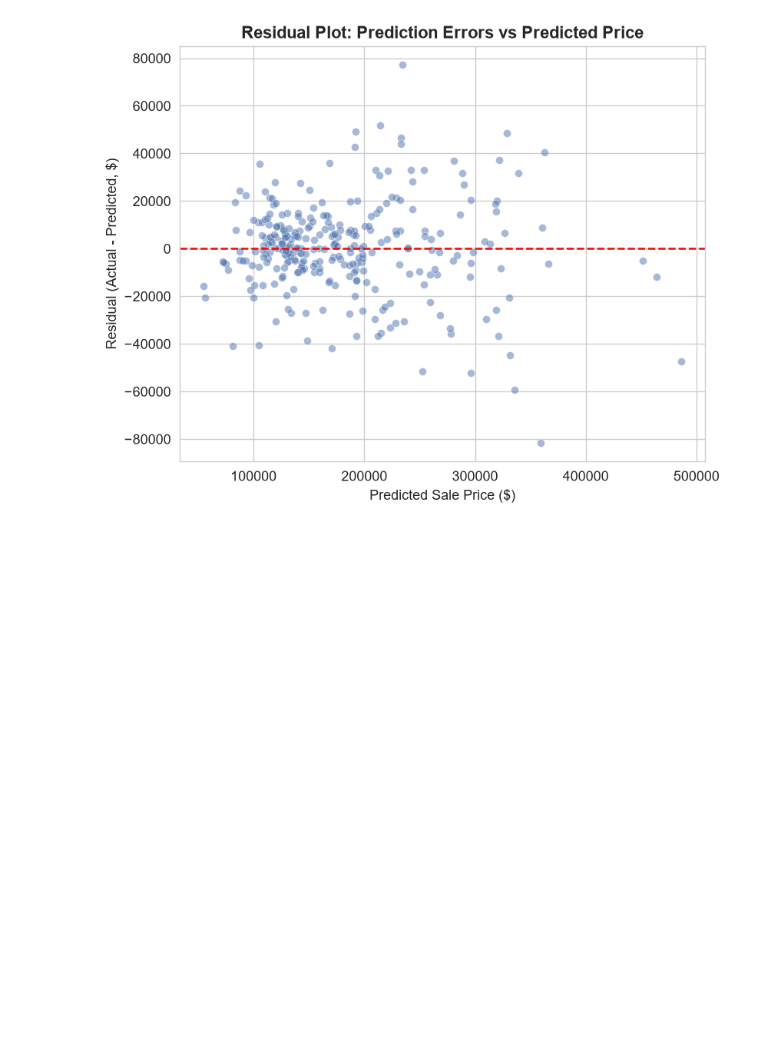
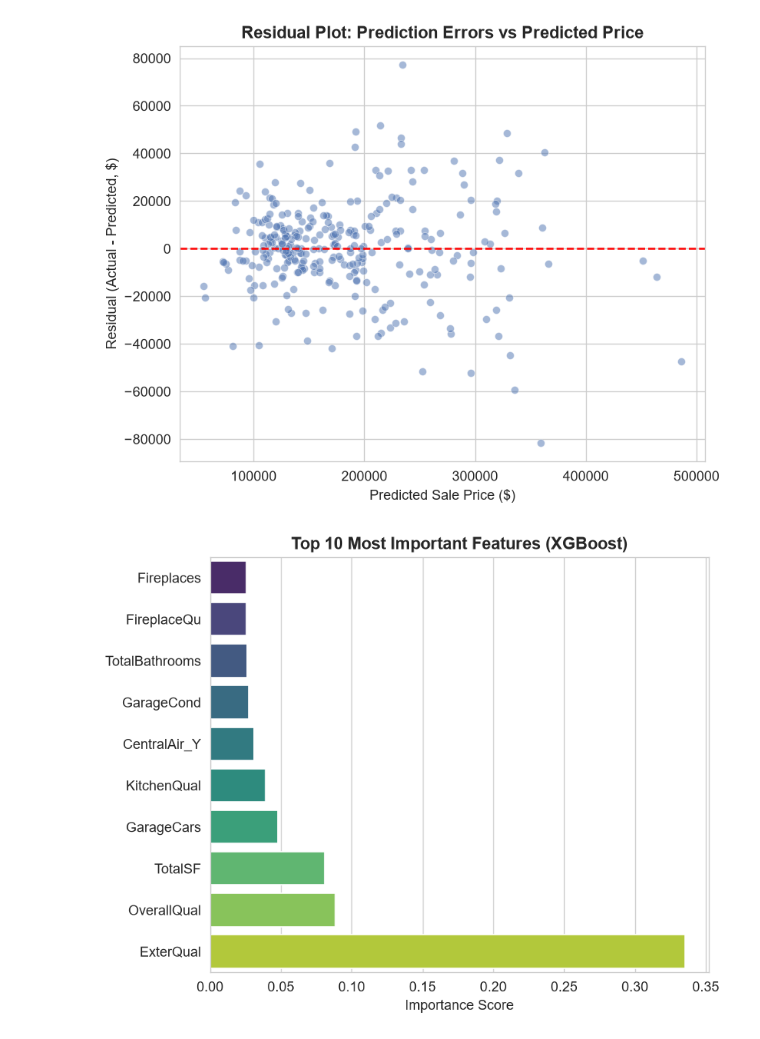
Before and after one commit to Lavanyas-19/payoda-ml-assignment, a Jupyter notebook: p2-house-prices/p2_house_prices.ipynb, the cells around one changed output. Drawn from its saved outputs; the diff is of its cells as text; code cells hidden in the pictures; blank space fills up the shorter version.

Commit message:
P2: Add feature importance plot, complete required visualizations

```diff
--- a/p2-house-prices/p2_house_prices.ipynb
+++ b/p2-house-prices/p2_house_prices.ipynb
@@ -623,3 +623,15 @@ plt.savefig('plot1_residuals.png', dpi=150, bbox_inches='tight')
 plt.show()
 # %% [output]
 [figure]
+# %%
+plt.figure(figsize=(7, 5.5))
+top_features_p2 = importance_df_p2.head(10).sort_values('Importance', ascending=True)
+ax = sns.barplot(data=top_features_p2, x='Importance', y='Feature', hue='Feature', palette='viridis', legend=False)
+ax.set_xlabel('Importance Score')
+ax.set_ylabel('')
+ax.set_title('Top 10 Most Important Features (XGBoost)', fontsize=13, fontweight='bold')
+plt.tight_layout()
+plt.savefig('plot2_feature_importance.png', dpi=150, bbox_inches='tight')
+plt.show()
+# %% [output]
+[figure, added]
```
Also changed, not shown: parts of 1 cell of this notebook, 2 other files.
